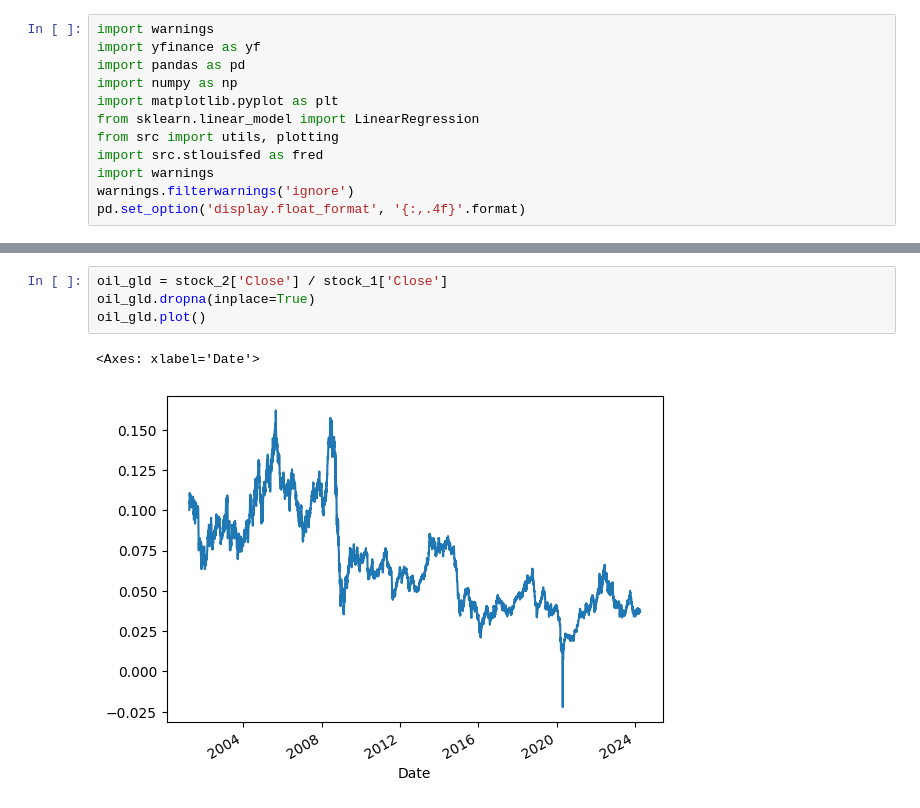
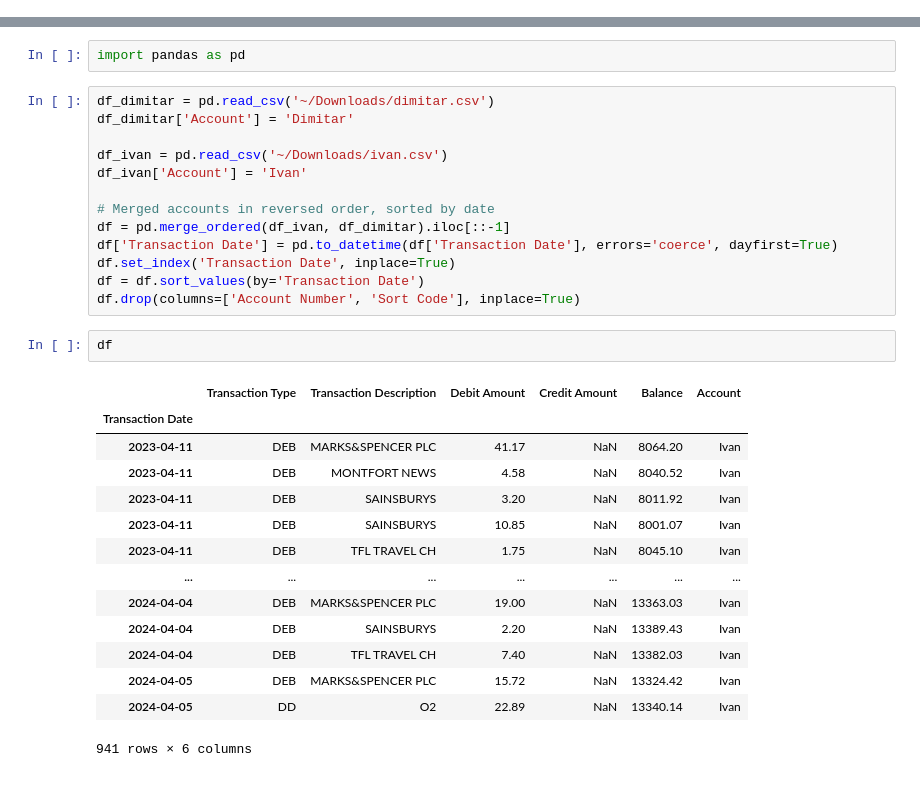
Before and after one commit to ivandimitrovkyulev/Notebooks, a Jupyter notebook: sample/Untitled1.ipynb, the cells around one changed output, grey strips where cells are left out. Cells and saved outputs as stored; diff of their text form.

```diff
--- a/sample/Untitled1.ipynb
+++ b/sample/Untitled1.ipynb
@@ -1,12 +0,0 @@
-# %%
-import warnings
-import yfinance as yf
-import pandas as pd
-import numpy as np
-import matplotlib.pyplot as plt
-from sklearn.linear_model import LinearRegression
-from src import utils, plotting
-import src.stlouisfed as fred
-import warnings
-warnings.filterwarnings('ignore')
-pd.set_option('display.float_format', '{:,.4f}'.format)
@@ -30,7 +1,32 @@ stock_2['Close'].plot()
-# %%
-oil_gld = stock_2['Close'] / stock_1['Close']
-oil_gld.dropna(inplace=True)
-oil_gld.plot()
-# %% [output]
-<Axes: xlabel='Date'>
-[figure, removed]
+# %%
+import pandas as pd
+# %%
+df_dimitar = pd.read_csv('~/Downloads/dimitar.csv')
+df_dimitar['Account'] = 'Dimitar'
+
+df_ivan = pd.read_csv('~/Downloads/ivan.csv')
+df_ivan['Account'] = 'Ivan'
+
+# Merged accounts in reversed order, sorted by date
+df = pd.merge_ordered(df_ivan, df_dimitar).iloc[::-1]
+df['Transaction Date'] = pd.to_datetime(df['Transaction Date'], errors='coerce', dayfirst=True)
+df.set_index('Transaction Date', inplace=True)
+df = df.sort_values(by='Transaction Date')
+df.drop(columns=['Account Number', 'Sort Code'], inplace=True)
+# %%
+df
+# %% [output]
+|  | Transaction Type | Transaction Description | Debit Amount | Credit Amount | Balance | Account |
+| Transaction Date |  |  |  |  |  |  |
+| 2023-04-11 | DEB | MARKS&SPENCER PLC | 41.17 | NaN | 8064.20 | Ivan |
+| 2023-04-11 | DEB | MONTFORT NEWS | 4.58 | NaN | 8040.52 | Ivan |
+| 2023-04-11 | DEB | SAINSBURYS | 3.20 | NaN | 8011.92 | Ivan |
+| 2023-04-11 | DEB | SAINSBURYS | 10.85 | NaN | 8001.07 | Ivan |
+| 2023-04-11 | DEB | TFL TRAVEL CH | 1.75 | NaN | 8045.10 | Ivan |
+| ... | ... | ... | ... | ... | ... | ... |
+| 2024-04-04 | DEB | MARKS&SPENCER PLC | 19.00 | NaN | 13363.03 | Ivan |
+| 2024-04-04 | DEB | SAINSBURYS | 2.20 | NaN | 13389.43 | Ivan |
+| 2024-04-04 | DEB | TFL TRAVEL CH | 7.40 | NaN | 13382.03 | Ivan |
+| 2024-04-05 | DEB | MARKS&SPENCER PLC | 15.72 | NaN | 13324.42 | Ivan |
+| 2024-04-05 | DD | O2 | 22.89 | NaN | 13340.14 | Ivan |
+941 rows × 6 columns
```
Also changed, not shown: parts of 8 cells of this notebook, 3 other files.
